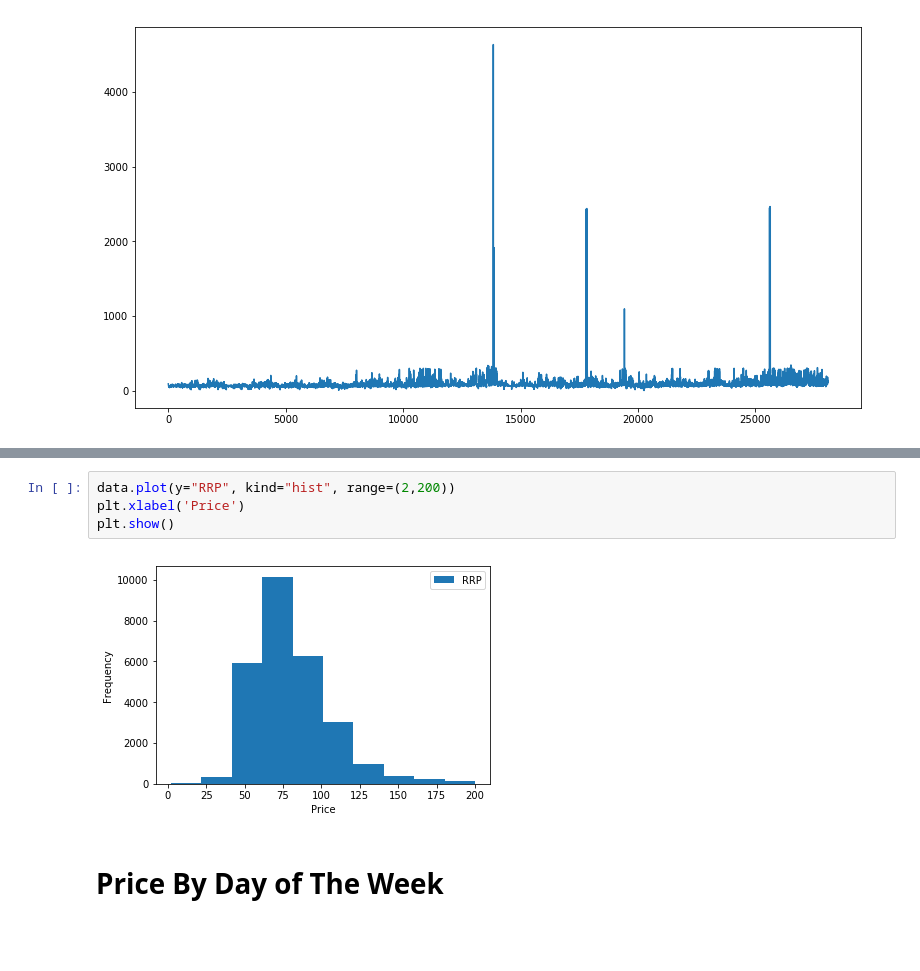
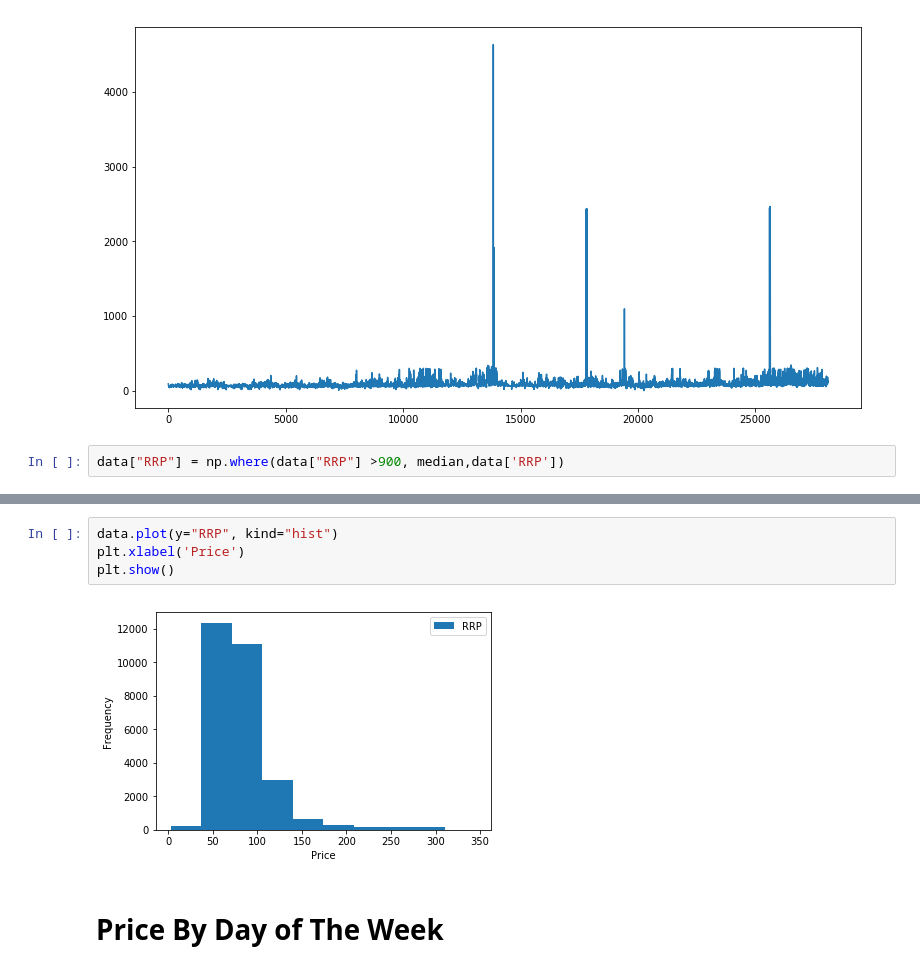
Before and after one commit to DonaldTurton/AT2_Advanced_Data_Algorithms, a Jupyter notebook: EDA_EnergyData.ipynb, the cells around one changed output, grey strips where cells are left out. Cells and saved outputs as stored; diff of their text form; blank space fills up the shorter version.

```diff
--- a/EDA_EnergyData.ipynb
+++ b/EDA_EnergyData.ipynb
@@ -138,3 +150,5 @@ plt.plot(Price)
 plt.show()
 # %% [output]
 [figure]
+# %%
+data["RRP"] = np.where(data["RRP"] >900, median,data['RRP'])
@@ -141,9 +175,9 @@ plt.show()
 # %%
-data.plot(y="RRP", kind="hist", range=(2,200))
+data.plot(y="RRP", kind="hist")
 plt.xlabel('Price')
 plt.show()
 # %% [output]
-[figure, old version]
+[figure, new version]
 # %% [markdown]
 # Price By Day of The Week
 # %%
```
Also changed, not shown: parts of 3 cells of this notebook.
